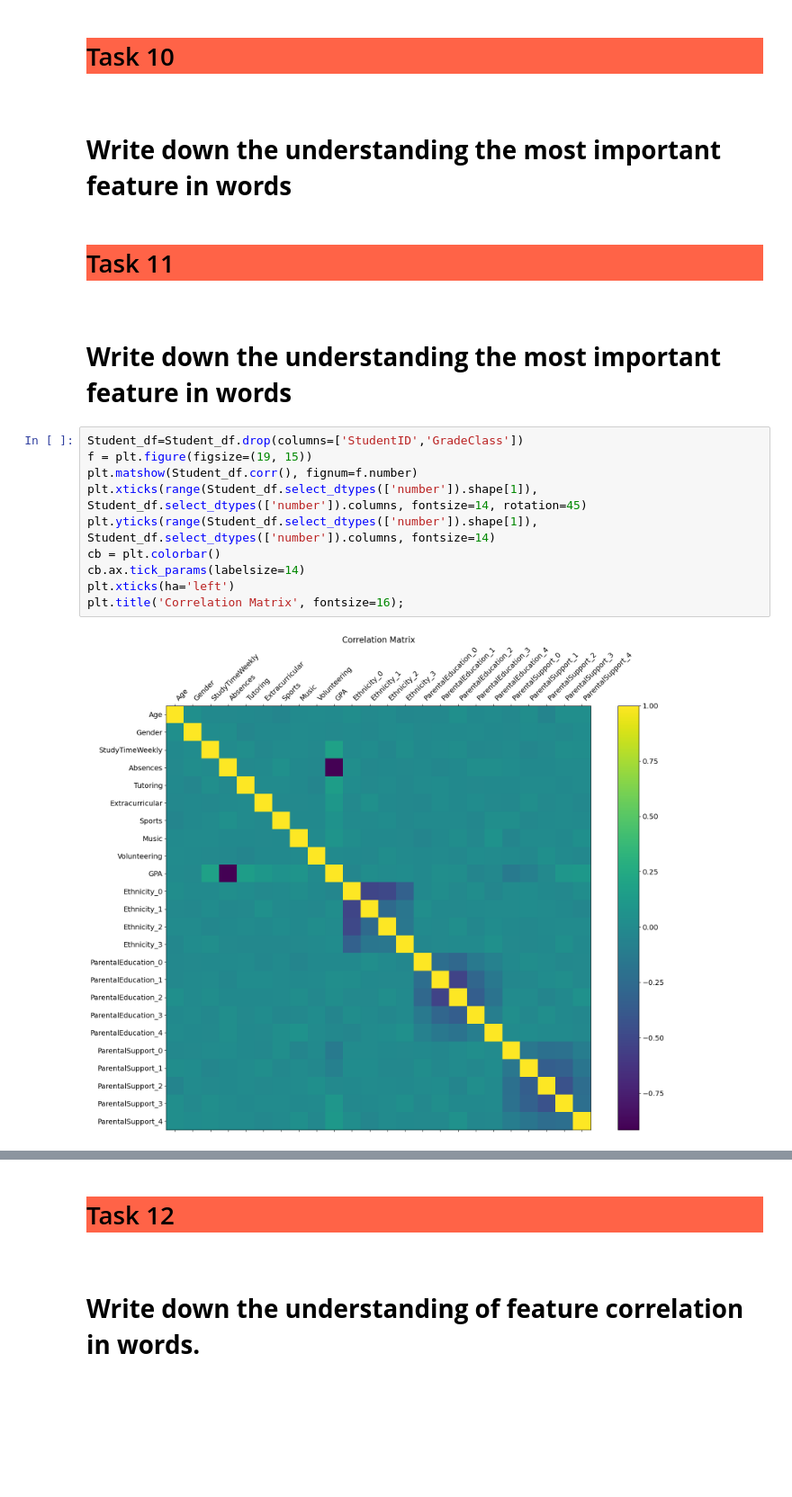
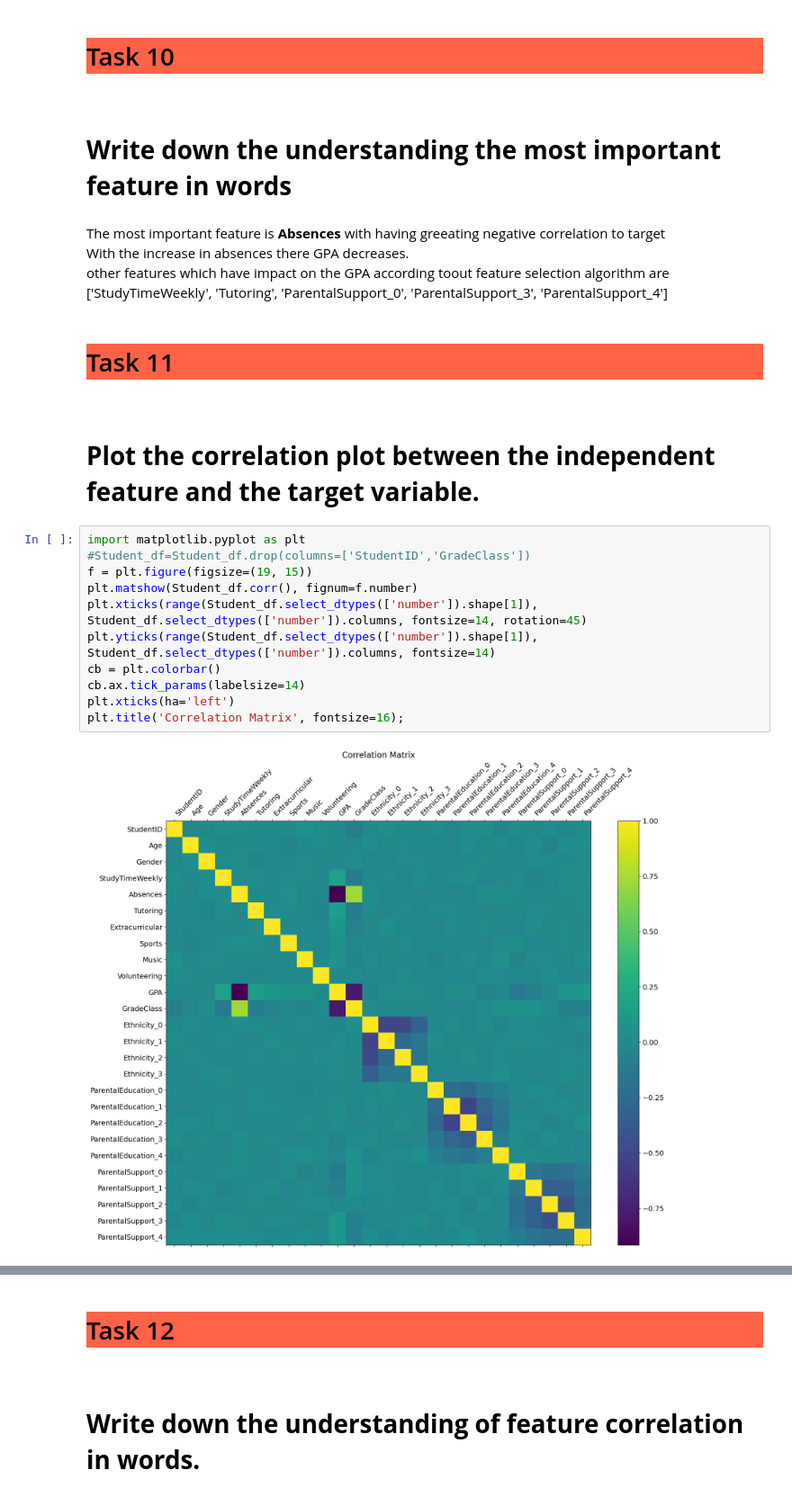
Before and after one commit to preethibosco/AIML, a Jupyter notebook: Feature engineering/Assignment1.ipynb, the cells around one changed output, grey strips where cells are left out. Shown at 90% size. Saved outputs shown, nothing was run; the diff lists cells and outputs as text; blank space fills up the shorter version.

```diff
--- a/Feature engineering/Assignment1.ipynb
+++ b/Feature engineering/Assignment1.ipynb
@@ -624,21 +660,27 @@ Reduced number of features: [[ 7.  1.]
 # %% [markdown]
  <h1 style="background-color:#ff6347;">Task 10<h1><br>
  <b> Write down the understanding the most important feature in words  </b>
+# %% [markdown]
+The most important feature is <b>Absences</b> with having greeating negative correlation to target <br>
+With the increase in absences there GPA decreases.<br>
+other features which have impact on the GPA according toout feature selection algorithm are<br>
+['StudyTimeWeekly', 'Tutoring', 'ParentalSupport_0', 'ParentalSupport_3', 'ParentalSupport_4']
 # %% [markdown]
  <h1 style="background-color:#ff6347;">Task 11<h1><br>
- <b> Write down the understanding the most important feature in words  </b>
+ <b> Plot the correlation plot between the independent feature and the target variable.  </b>
 # %%
-Student_df=Student_df.drop(columns=['StudentID','GradeClass'])
+import matplotlib.pyplot as plt
+#Student_df=Student_df.drop(columns=['StudentID','GradeClass'])
 f = plt.figure(figsize=(19, 15))
 plt.matshow(Student_df.corr(), fignum=f.number)
 plt.xticks(range(Student_df.select_dtypes(['number']).shape[1]), Student_df.select_dtypes(['number']).columns, fontsize=14, rotation=45)
 plt.yticks(range(Student_df.select_dtypes(['number']).shape[1]), Student_df.select_dtypes(['number']).columns, fontsize=14)
 cb = plt.colorbar()
 cb.ax.tick_params(labelsize=14)
 plt.xticks(ha='left')
 plt.title('Correlation Matrix', fontsize=16);
 # %% [output]
-[figure, old version]
+[figure, new version]
 # %%
 corr = Student_df.corr()
 corr.style.background_gradient(cmap='coolwarm').format(precision=2)
```
Also changed, not shown: parts of 14 cells of this notebook.
